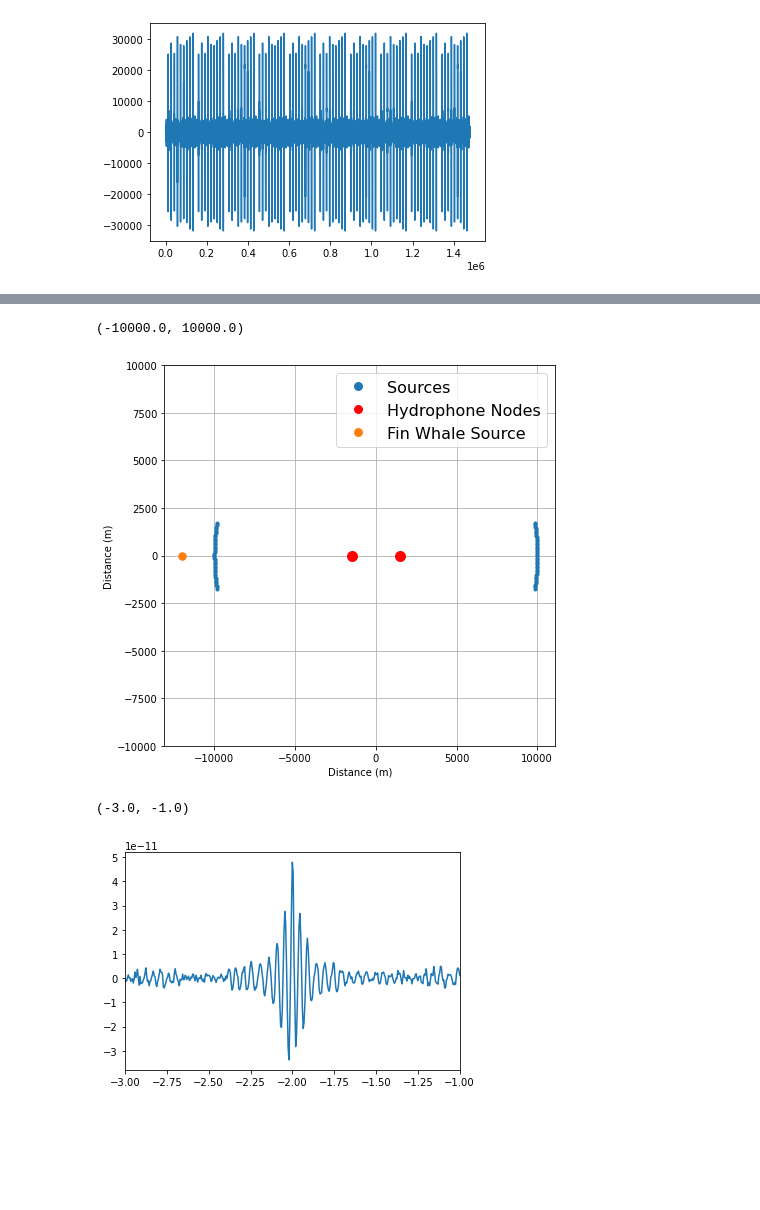
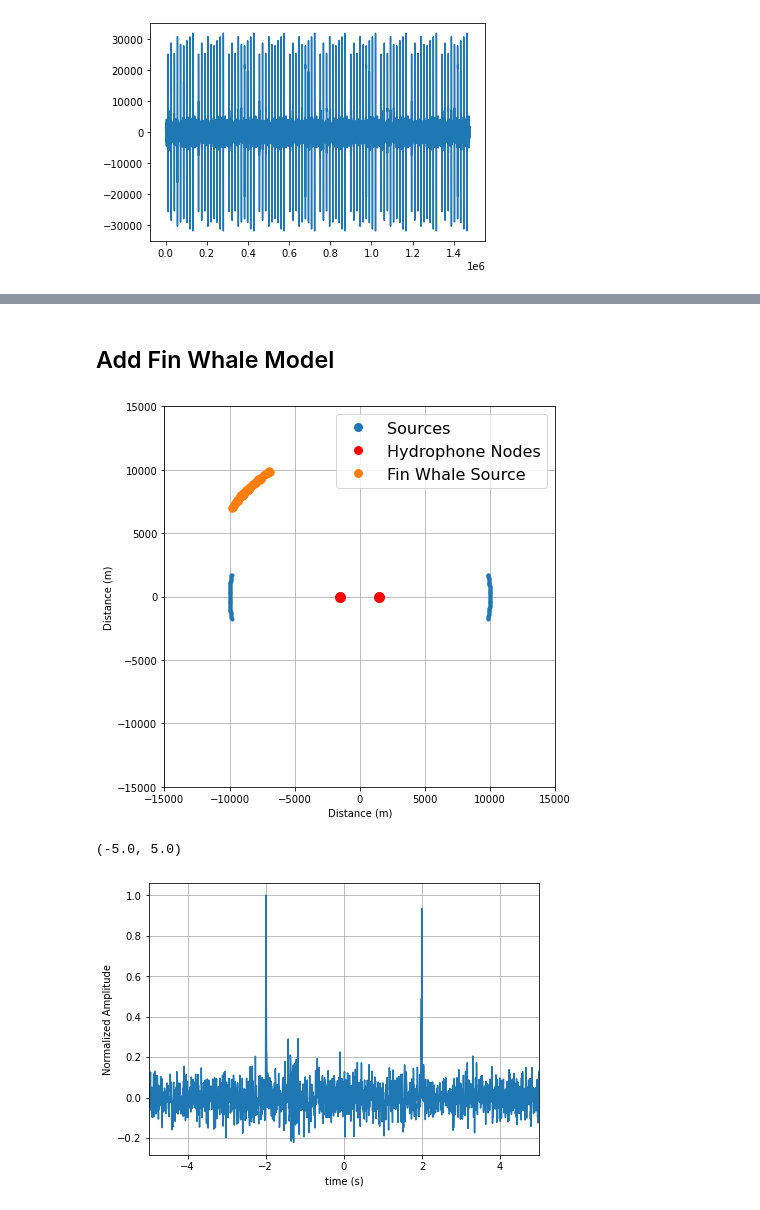
Before and after one commit to John-Ragland/NI_simulation, a Jupyter notebook: scripts/20Hz_noise.ipynb, the cells around one changed output, grey strips where cells are left out. Saved outputs shown, nothing was run; the diff lists cells and outputs as text; code cells hidden in the pictures; blank space fills up the shorter version.

Commit message:
added bearing to fin whales

```diff
--- a/scripts/20Hz_noise.ipynb
+++ b/scripts/20Hz_noise.ipynb
@@ -111,3 +59,5 @@ plt.plot(fin)
+# %% [markdown]
+## Add Fin Whale Model
 # %%
 source_distribution = ni_sim.source_distribution2D()
 source_distribution.endfire_circle(10,10000,100)
@@ -115,17 +65,26 @@ source_distribution.add_fin_sources()
 sources = source_distribution.sources
 # %%
-env = ni_sim.environment(sources)
-xA, xB = env.get_signals_1cpu(sources)
-env.plot_env()
-plt.ylim([-10000, 10000])
+env = ni_sim.environment(sources, time_length=60)
+xA, xB = env.get_signals()
+fig, ax = env.plot_env()
+plt.ylim([-15000, 15000])
+plt.xlim([-15000, 15000])
+
+fig.savefig('fin_whale_environment.png', dpi=300)
 # %% [output]
-(-10000.0, 10000.0)
-[figure, old version]
+[figure, new version]
 # %%
 R = signal.fftconvolve(xA, np.flip(xB))
 tx = np.linspace(-env.time_length, env.time_length, len(R))
-plt.plot(tx,R)
-plt.xlim([-3,-1])
+
+fig = plt.figure(figsize=(7,5))
+plt.plot(tx,R/np.max(R))
+
+plt.grid()
+plt.xlabel('time (s)')
+plt.ylabel('Normalized Amplitude')
+plt.xlim([-5, 5])
+#fig.savefig('fin_whale_model_dt_3.png',dpi=300)
 # %% [output]
-(-3.0, -1.0)
+(-5.0, 5.0)
-[figure, old version]
+[figure, new version]
```
Also changed, not shown: parts of 28 cells of this notebook, 4 other files.
